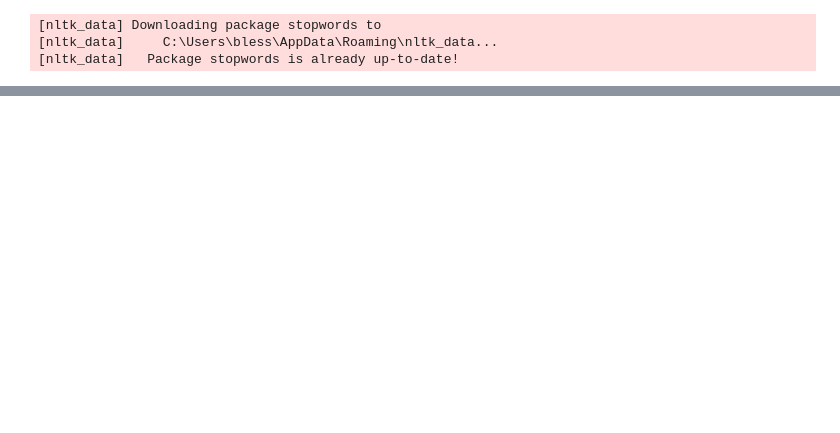
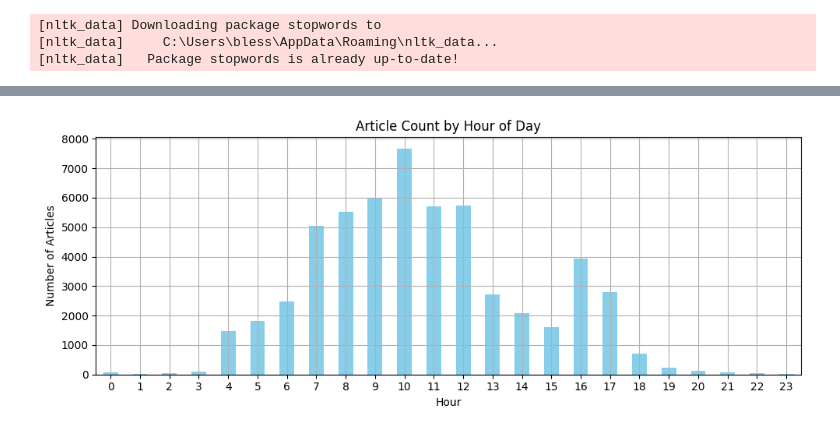
Before and after one commit to RedietSeleshiTsega/stock-news-eda, a Jupyter notebook: src/eda.ipynb, the cells around one changed output, grey strips where cells are left out. Cells and saved outputs as stored; diff of their text form; code cells hidden in the pictures; blank space fills up the shorter version.

```diff
--- a/src/eda.ipynb
+++ b/src/eda.ipynb
@@ -145,0 +144,13 @@ LatentDirichletAllocation(n_components=5, random_state=42)
+# %%
+ratings_df['hour'] = ratings_df['date'].dt.hour
+hourly_counts = ratings_df['hour'].value_counts().sort_index()
+hourly_counts.plot(kind='bar', figsize=(10, 4), color='skyblue')
+plt.title("Article Count by Hour of Day")
+plt.xlabel("Hour")
+plt.ylabel("Number of Articles")
+plt.xticks(rotation=0)
+plt.grid(True)
+plt.tight_layout()
+plt.show()
+# %% [output]
+[figure, added]
```
Also changed, not shown: parts of 24 cells of this notebook.
